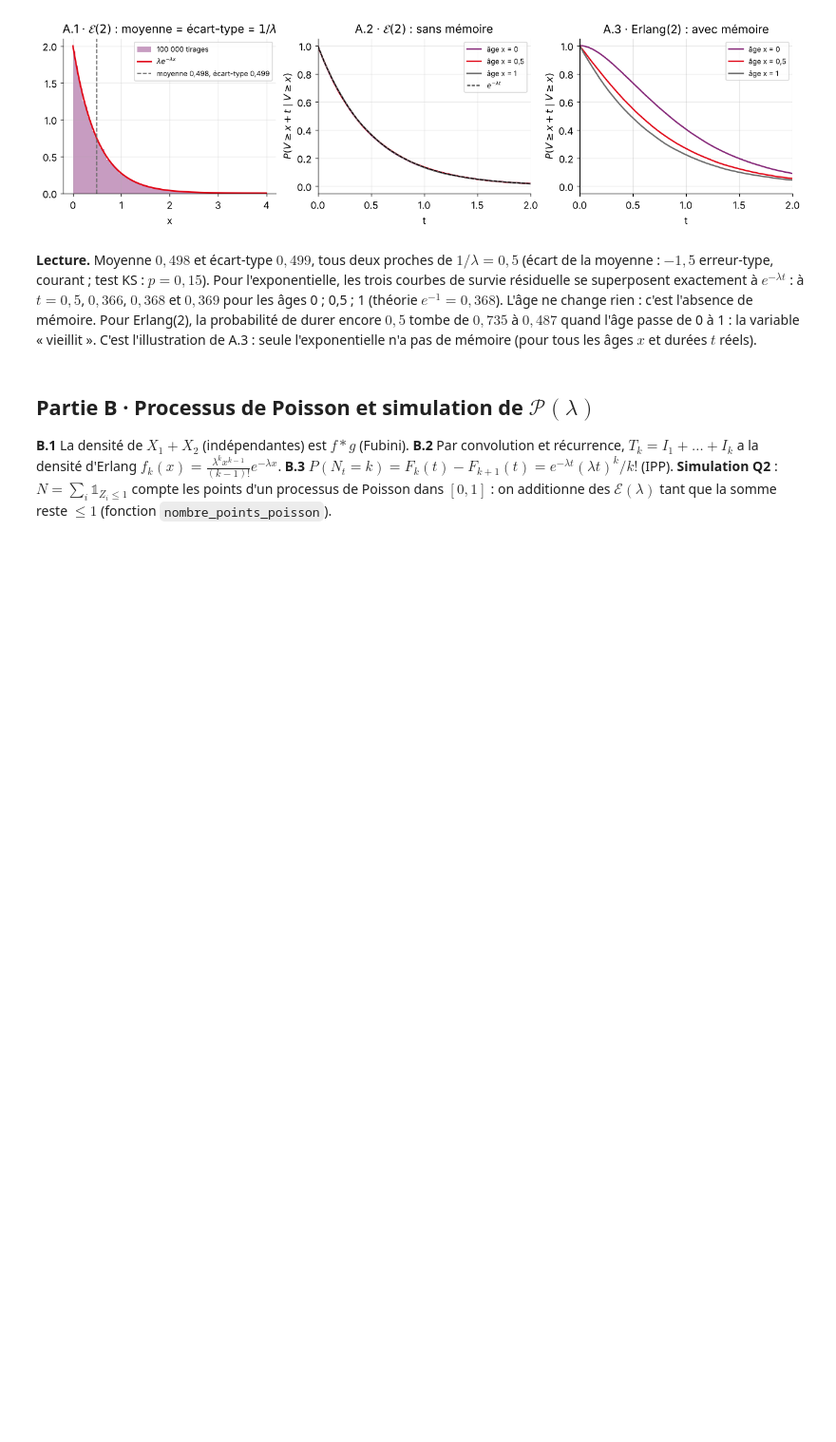
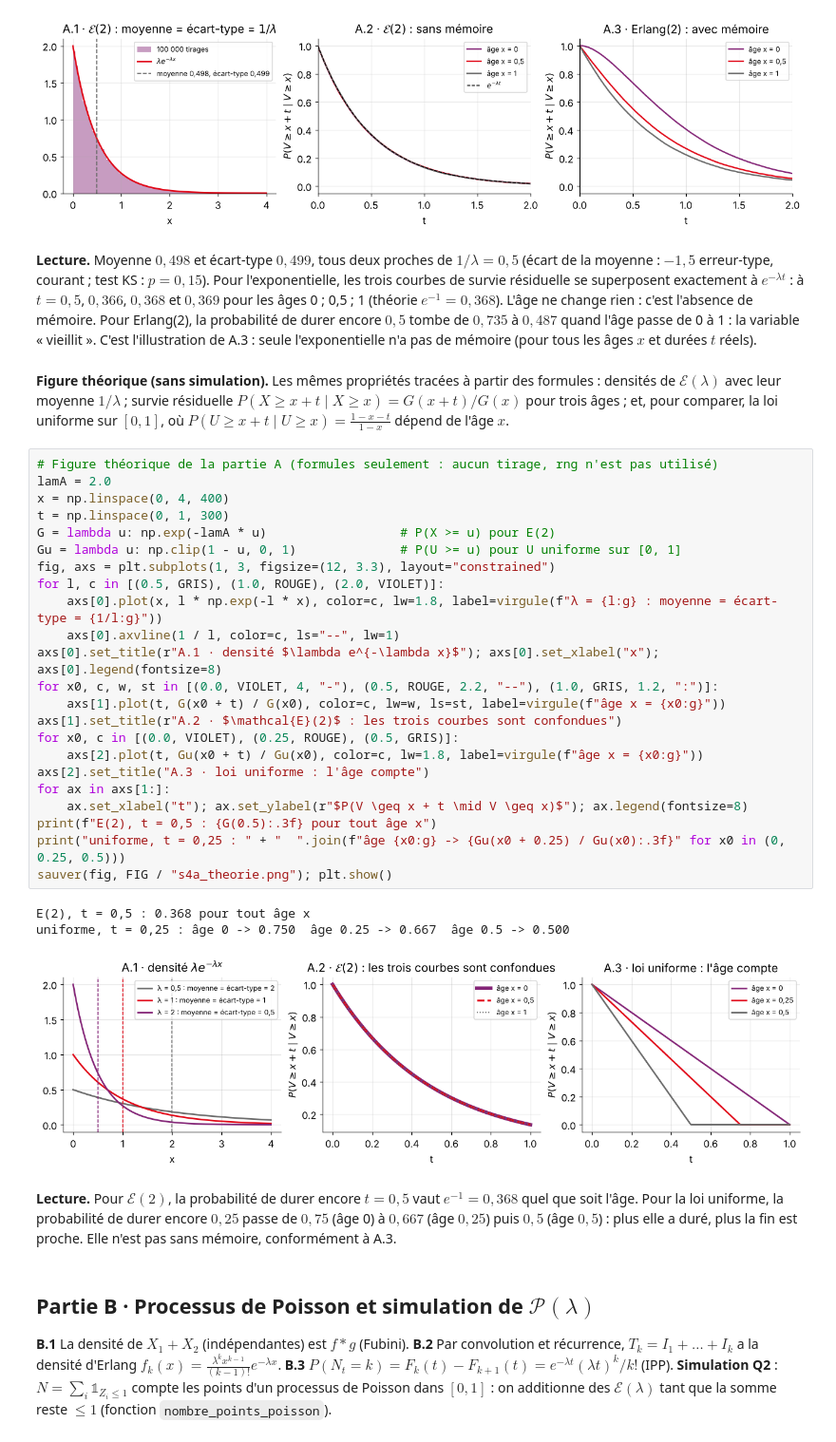
Before and after one commit to Este34/presentation_statistique, a Jupyter notebook: sujets/sujet4/s4_1_file_mm1.ipynb, the cells around one changed output. Shown at 95% size. Saved outputs shown, nothing was run; the diff lists cells and outputs as text; blank space fills up the shorter version.

Commit message:
Sujet 4 : PDF réduit à la partie A (loi exponentielle), en attente de relecture
Figure théorique de la partie A ajoutée au notebook de rendu (sans tirage). Suivi de l'oral mis à jour.

```diff
--- a/sujets/sujet4/s4_1_file_mm1.ipynb
+++ b/sujets/sujet4/s4_1_file_mm1.ipynb
@@ -97,6 +97,43 @@ l'exponentielle, les trois courbes de survie résiduelle se superposent exacteme
 L'âge ne change rien : c'est l'absence de mémoire. Pour Erlang(2), la probabilité de durer encore
 $0{,}5$ tombe de $0{,}735$ à $0{,}487$ quand l'âge passe de 0 à 1 : la variable « vieillit ». C'est
 l'illustration de A.3 : seule l'exponentielle n'a pas de mémoire (pour tous les âges $x$ et durées $t$ réels).
+# %% [markdown]
+**Figure théorique (sans simulation).** Les mêmes propriétés tracées à partir des formules :
+densités de $\mathcal E(\lambda)$ avec leur moyenne $1/\lambda$ ; survie résiduelle
+$P(X \ge x + t \mid X \ge x) = G(x+t)/G(x)$ pour trois âges ; et, pour comparer, la loi uniforme sur
+$[0, 1]$, où $P(U \ge x + t \mid U \ge x) = \frac{1 - x - t}{1 - x}$ dépend de l'âge $x$.
+# %%
+# Figure théorique de la partie A (formules seulement : aucun tirage, rng n'est pas utilisé)
+lamA = 2.0
+x = np.linspace(0, 4, 400)
+t = np.linspace(0, 1, 300)
+G = lambda u: np.exp(-lamA * u)                  # P(X >= u) pour E(2)
+Gu = lambda u: np.clip(1 - u, 0, 1)              # P(U >= u) pour U uniforme sur [0, 1]
+fig, axs = plt.subplots(1, 3, figsize=(12, 3.3), layout="constrained")
+for l, c in [(0.5, GRIS), (1.0, ROUGE), (2.0, VIOLET)]:
+    axs[0].plot(x, l * np.exp(-l * x), color=c, lw=1.8, label=virgule(f"λ = {l:g} : moyenne = écart-type = {1/l:g}"))
+    axs[0].axvline(1 / l, color=c, ls="--", lw=1)
+axs[0].set_title(r"A.1 · densité $\lambda e^{-\lambda x}$"); axs[0].set_xlabel("x"); axs[0].legend(fontsize=8)
+for x0, c, w, st in [(0.0, VIOLET, 4, "-"), (0.5, ROUGE, 2.2, "--"), (1.0, GRIS, 1.2, ":")]:
+    axs[1].plot(t, G(x0 + t) / G(x0), color=c, lw=w, ls=st, label=virgule(f"âge x = {x0:g}"))
+axs[1].set_title(r"A.2 · $\mathcal{E}(2)$ : les trois courbes sont confondues")
+for x0, c in [(0.0, VIOLET), (0.25, ROUGE), (0.5, GRIS)]:
+    axs[2].plot(t, Gu(x0 + t) / Gu(x0), color=c, lw=1.8, label=virgule(f"âge x = {x0:g}"))
+axs[2].set_title("A.3 · loi uniforme : l'âge compte")
+for ax in axs[1:]:
+    ax.set_xlabel("t"); ax.set_ylabel(r"$P(V \geq x + t \mid V \geq x)$"); ax.legend(fontsize=8)
+print(f"E(2), t = 0,5 : {G(0.5):.3f} pour tout âge x")
+print("uniforme, t = 0,25 : " + "  ".join(f"âge {x0:g} -> {Gu(x0 + 0.25) / Gu(x0):.3f}" for x0 in (0, 0.25, 0.5)))
+sauver(fig, FIG / "s4a_theorie.png"); plt.show()
+# %% [output]
+E(2), t = 0,5 : 0.368 pour tout âge x
+uniforme, t = 0,25 : âge 0 -> 0.750  âge 0.25 -> 0.667  âge 0.5 -> 0.500
+[figure, added]
+# %% [markdown]
+**Lecture.** Pour $\mathcal E(2)$, la probabilité de durer encore $t = 0{,}5$ vaut $e^{-1} = 0{,}368$
+quel que soit l'âge. Pour la loi uniforme, la probabilité de durer encore $0{,}25$ passe de $0{,}75$
+(âge 0) à $0{,}667$ (âge $0{,}25$) puis $0{,}5$ (âge $0{,}5$) : plus elle a duré, plus la fin est proche.
+Elle n'est pas sans mémoire, conformément à A.3.
 # %% [markdown]
 ## Partie B · Processus de Poisson et simulation de $\mathcal P(\lambda)$
 
```
Also changed, not shown: 4 other files.
